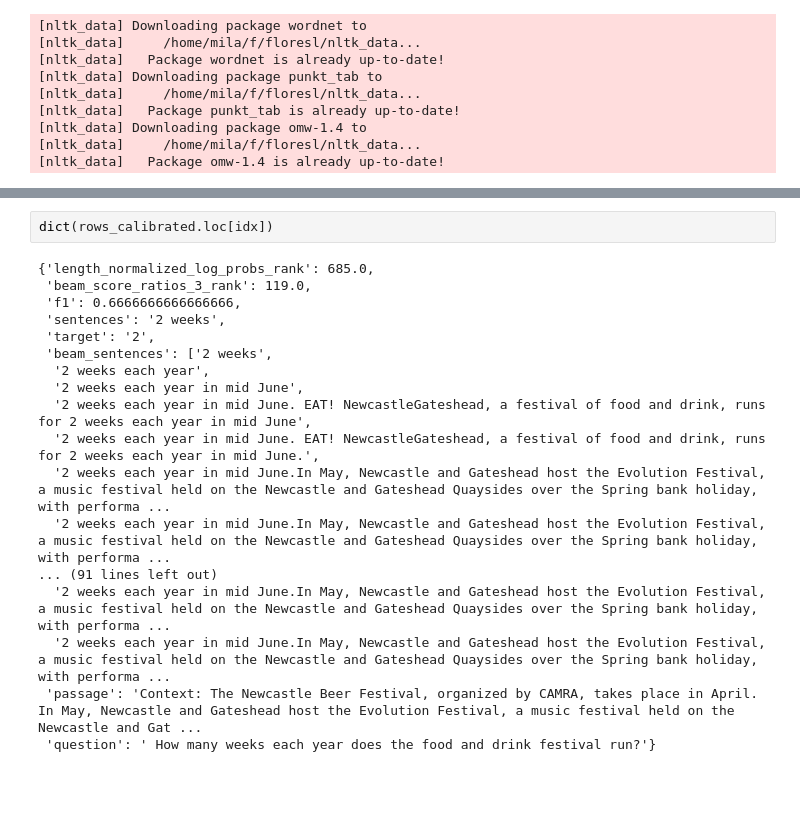
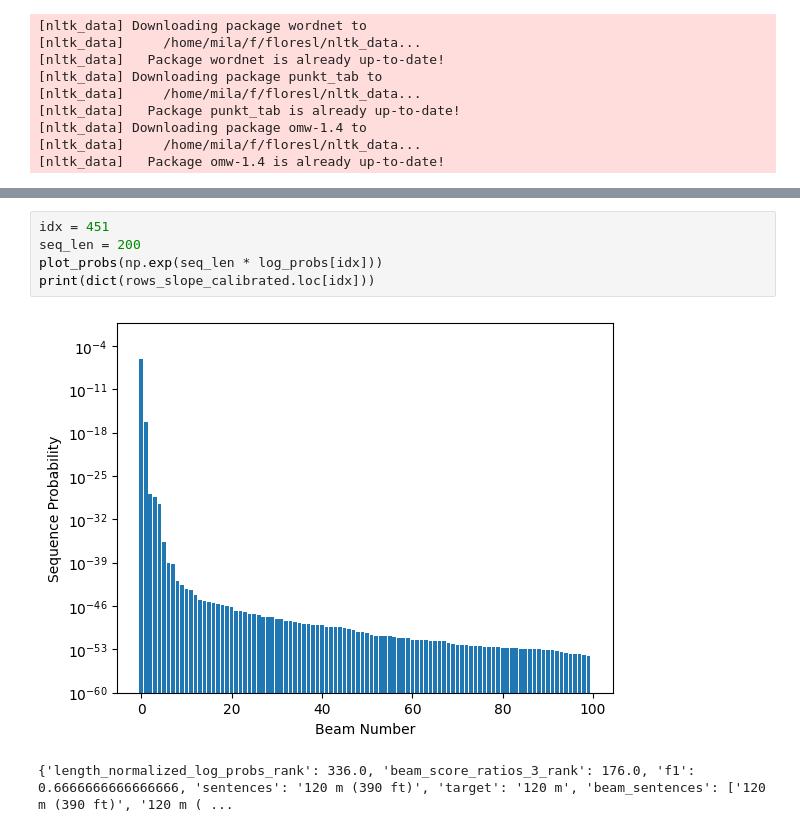
Before and after one commit to ljyflores/calibrated-confidence-for-nlg, a Jupyter notebook: analysis/analysis_multiple_outputs.ipynb, the cells around one changed output, grey strips where cells are left out. Cells and saved outputs as stored; diff of their text form; blank space fills up the shorter version.

```diff
--- a/analysis/analysis_multiple_outputs.ipynb
+++ b/analysis/analysis_multiple_outputs.ipynb
@@ -92,20 +145,8 @@ plot_probs(np.exp(seq_len * log_probs[idx]))
-# %%
-dict(rows_calibrated.loc[idx])
-# %% [output]
-{'length_normalized_log_probs_rank': 685.0,
- 'beam_score_ratios_3_rank': 119.0,
- 'f1': 0.6666666666666666,
- 'sentences': '2 weeks',
- 'target': '2',
- 'beam_sentences': ['2 weeks',
-  '2 weeks each year',
-  '2 weeks each year in mid June',
-  '2 weeks each year in mid June. EAT! NewcastleGateshead, a festival of food and drink, runs for 2 weeks each year in mid June',
-  '2 weeks each year in mid June. EAT! NewcastleGateshead, a festival of food and drink, runs for 2 weeks each year in mid June.',
-  '2 weeks each year in mid June.In May, Newcastle and Gateshead host the Evolution Festival, a music festival held on the Newcastle and Gateshead Quaysides over the Spring bank holiday, with performa ...
-  '2 weeks each year in mid June.In May, Newcastle and Gateshead host the Evolution Festival, a music festival held on the Newcastle and Gateshead Quaysides over the Spring bank holiday, with performa ...
-... (91 lines left out)
-  '2 weeks each year in mid June.In May, Newcastle and Gateshead host the Evolution Festival, a music festival held on the Newcastle and Gateshead Quaysides over the Spring bank holiday, with performa ...
-  '2 weeks each year in mid June.In May, Newcastle and Gateshead host the Evolution Festival, a music festival held on the Newcastle and Gateshead Quaysides over the Spring bank holiday, with performa ...
- 'passage': 'Context: The Newcastle Beer Festival, organized by CAMRA, takes place in April. In May, Newcastle and Gateshead host the Evolution Festival, a music festival held on the Newcastle and Gat ...
- 'question': ' How many weeks each year does the food and drink festival run?'}
+# %%
+idx = 451
+seq_len = 200
+plot_probs(np.exp(seq_len * log_probs[idx]))
+print(dict(rows_slope_calibrated.loc[idx]))
+# %% [output]
+[figure, added]
+{'length_normalized_log_probs_rank': 336.0, 'beam_score_ratios_3_rank': 176.0, 'f1': 0.6666666666666666, 'sentences': '120 m (390 ft)', 'target': '120 m', 'beam_sentences': ['120 m (390 ft)', '120 m ( ...
```
Also changed, not shown: parts of 14 cells of this notebook.
